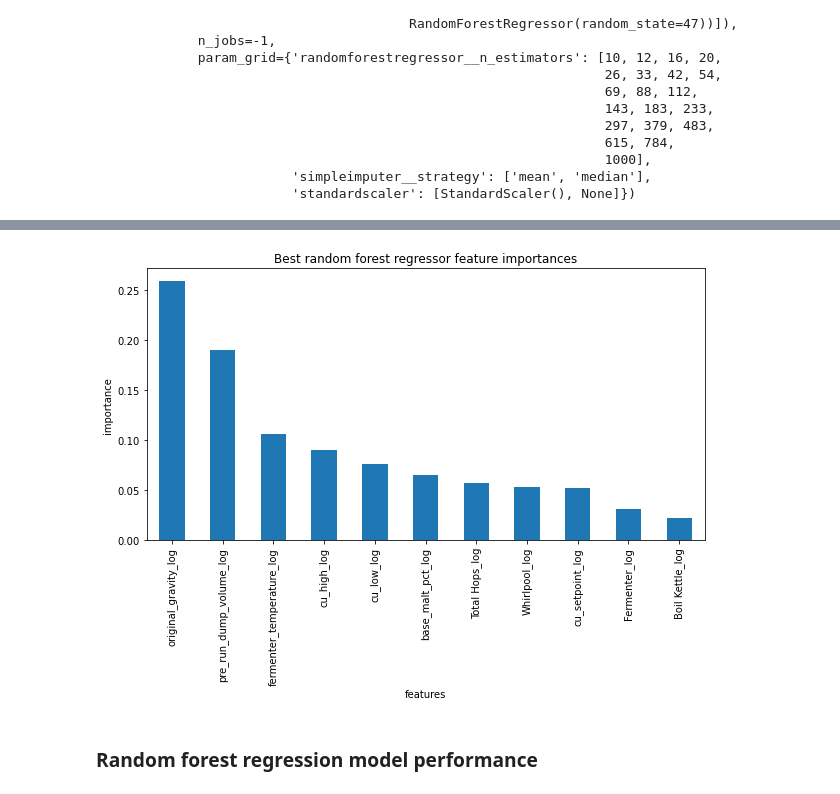
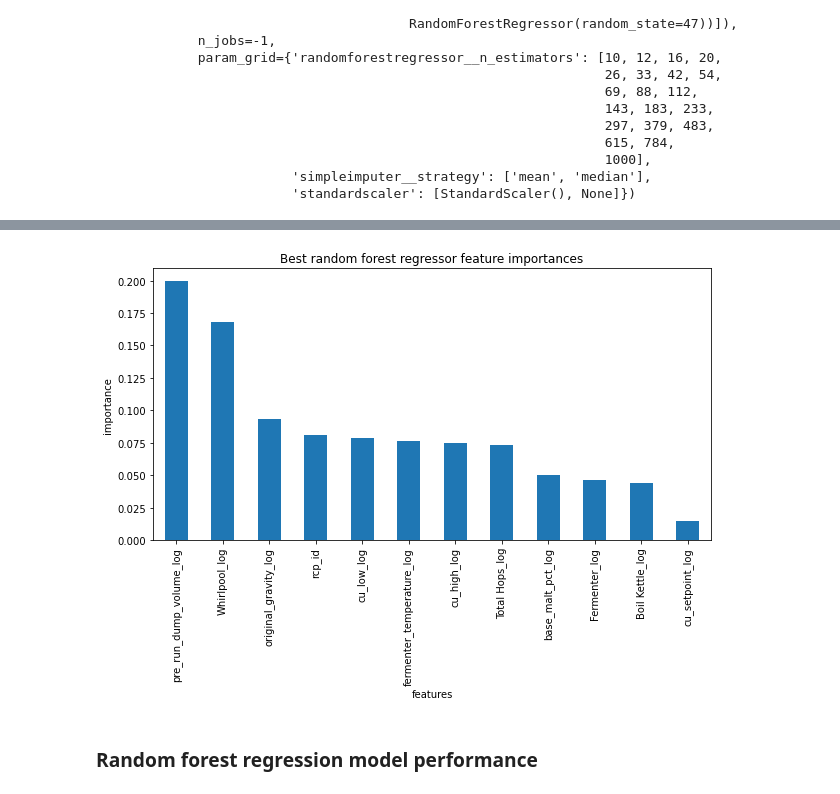
Before and after one commit to trentleslie/springboard_capstone_two, a Jupyter notebook: notebooks/3_preprocessing_and_training.ipynb, the cells around one changed output, grey strips where cells are left out. Drawn from its saved outputs; the diff is of its cells as text; code cells hidden in the pictures.

```diff
--- a/notebooks/3_preprocessing_and_training.ipynb
+++ b/notebooks/3_preprocessing_and_training.ipynb
@@ -32,11 +32,11 @@ from library.sb_utils import save_file
 # %% [markdown]
 ## Load Data
 # %%
-batch_data = pd.read_csv('./data/batch_data_clean_log.csv')
+batch_data = pd.read_csv('../data/processed/batch_data_clean_log.csv')
 print(batch_data.head())
 batch_data_dropna = batch_data.dropna()
 
-recipe_data = pd.read_csv('./data/recipe_data_clean_log.csv')
+recipe_data = pd.read_csv('../data/processed/recipe_data_clean_log.csv')
 print(recipe_data.head())
 recipe_data_dropna = recipe_data.dropna()
 # %% [output]
@@ -631,3 +667,15 @@ pipe = make_pipeline(
+# %%
+#moving forward with dropped missing values
+Xbatch_tr = Xbatch_train_dropna
+ybatch_train = ybatch_train_dropna
+Xbatch_te = Xbatch_test_dropna
+ybatch_test = ybatch_test_dropna
+
+pipe = make_pipeline(
+    SimpleImputer(strategy='median'),
+    StandardScaler(),
+    ExtraTreesRegressor()
+)
 # %%
 #Call the pipe's `fit()` method with `X_train` and `y_train` as arguments
 pipe.fit(Xbatch_tr, ybatch_train)
@@ -715,7 +763,7 @@ grid_params = {'selectkbest__k': k}
 # %%
 etr_grid_cv = GridSearchCV(pipe, param_grid=grid_params, cv=5, n_jobs=-1)
 # %%
-etr_grid_cv.fit(Xbatch_train, ybatch_train)
+etr_grid_cv.fit(Xbatch_tr, ybatch_train)
 # %% [output]
 GridSearchCV(cv=5,
              estimator=Pipeline(steps=[('simpleimputer',
@@ -815,7 +863,7 @@ rf_grid_cv = GridSearchCV(RF_pipe, param_grid=grid_params, cv=5, n_jobs=-1)
 #Code task 25#
 #Now call the `GridSearchCV`'s `fit()` method with `X_train` and `y_train` as arguments
 #to actually start the grid search. This may take a minute or two.
-rf_grid_cv.fit(Xbatch_train, ybatch_train)
+rf_grid_cv.fit(Xbatch_tr, ybatch_train)
 # %% [output]
 GridSearchCV(cv=5,
              estimator=Pipeline(steps=[('simpleimputer',
@@ -854,14 +902,14 @@ np.mean(rf_best_scores), np.std(rf_best_scores)
 # %%
 #Plot a barplot of the random forest's feature importances
 plt.subplots(figsize=(10, 5))
 imps = rf_grid_cv.best_estimator_.named_steps.randomforestregressor.feature_importances_
-rf_feat_imps = pd.Series(imps, index=Xbatch_train.columns).sort_values(ascending=False)
+rf_feat_imps = pd.Series(imps, index=Xbatch_tr.columns).sort_values(ascending=False)
 rf_feat_imps.plot(kind='bar')
 plt.xlabel('features')
 plt.ylabel('importance')
 plt.title('Best random forest regressor feature importances');
 # %% [output]
-[figure, old version]
+[figure, new version]
 # %% [markdown]
 ### Random forest regression model performance
 # %%
```
Also changed, not shown: parts of 35 cells of this notebook, 8 other files.
